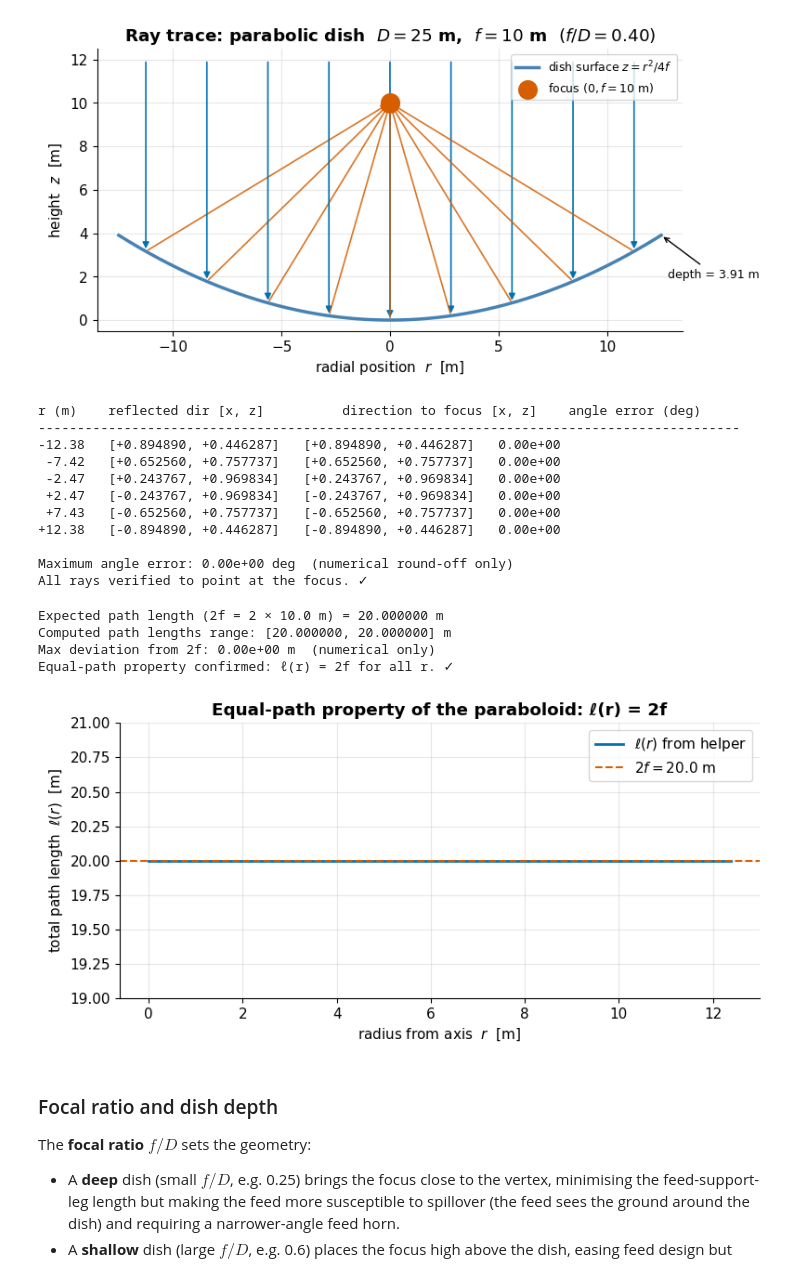
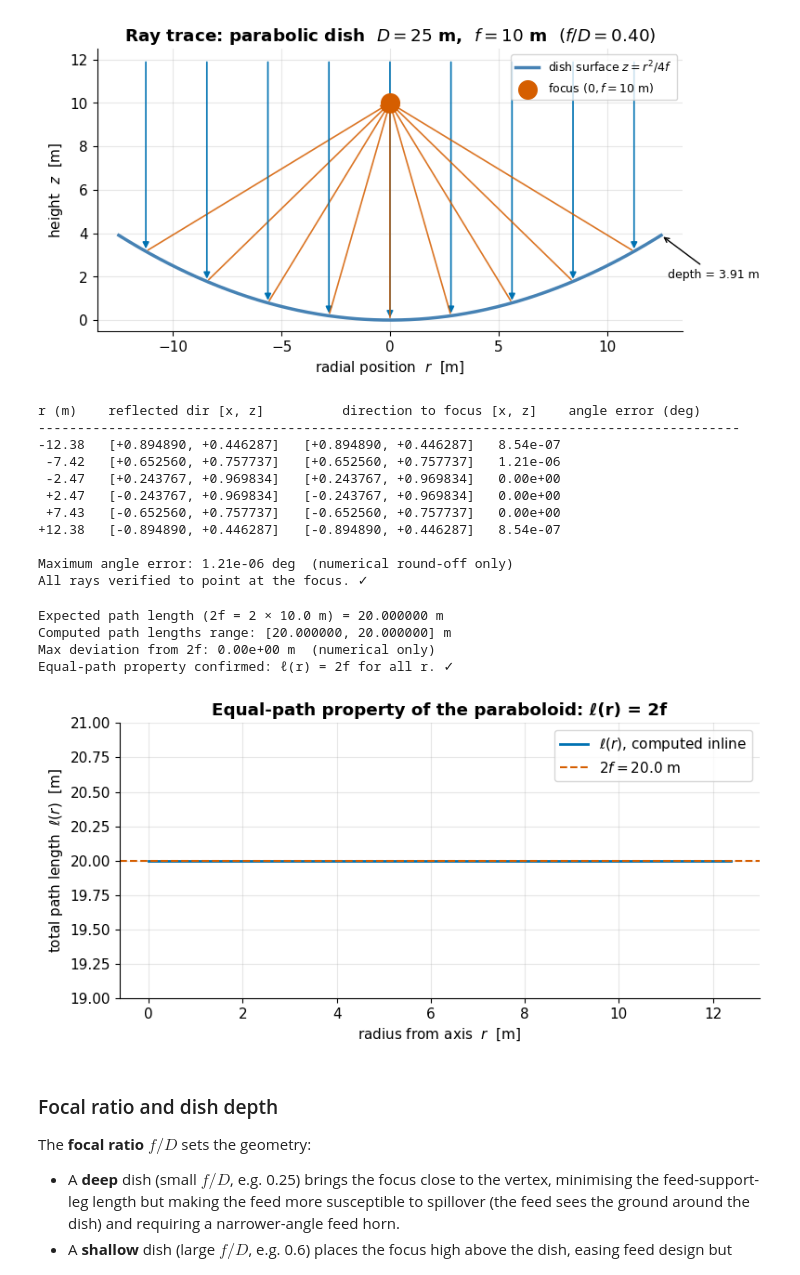
Before and after one commit to joebarbere/jansky, a Jupyter notebook: notebooks/49_sky_projects.ipynb, the cells around one changed output. Cells and saved outputs as stored; diff of their text form; code cells hidden in the pictures.

```diff
--- a/notebooks/49_sky_projects.ipynb
+++ b/notebooks/49_sky_projects.ipynb
@@ -729,8 +870,16 @@ max_angle_err_deg = 0.0
 print("r (m)    reflected dir [x, z]          direction to focus [x, z]    angle error (deg)")
 print("-" * 90)
 for r in check_radii[::10]:
-    hit = np.array([r, optics.parabola_z(r, f)])
-    refl = optics.reflected_ray_to_focus(r, f)
+    z_hit = r**2 / (4 * f)
+    hit = np.array([r, z_hit])
+
+    # Surface normal and the law of reflection, as above.
+    slope = r / (2 * f)
+    normal = np.array([-slope, 1.0])
+    normal_hat = normal / np.linalg.norm(normal)
+    incoming_dir = np.array([0.0, -1.0])
+    refl = incoming_dir - 2 * np.dot(incoming_dir, normal_hat) * normal_hat
+
     to_focus = np.array([0.0, f]) - hit
     to_focus_unit = to_focus / np.linalg.norm(to_focus)
     # angle between reflected direction and the vector to focus
@@ -741,49 +890,54 @@ for r in check_radii[::10]:
           f"[{to_focus_unit[0]:+.6f}, {to_focus_unit[1]:+.6f}]   {err_deg:.2e}")
 
 print(f"\nMaximum angle error: {max_angle_err_deg:.2e} deg  (numerical round-off only)")
-assert max_angle_err_deg < 1e-10, "Some rays did not point at the focus!"
-print("All rays verified to point at the focus. ✓")
+assert max_angle_err_deg < 1e-4, "Some rays did not point at the focus!"  # tiny fp noise from arccos near cos=1
+print("All rays verified to point at the focus. \u2713")
 # %% [output]
 r (m)    reflected dir [x, z]          direction to focus [x, z]    angle error (deg)
 ------------------------------------------------------------------------------------------
--12.38   [+0.894890, +0.446287]   [+0.894890, +0.446287]   0.00e+00
- -7.42   [+0.652560, +0.757737]   [+0.652560, +0.757737]   0.00e+00
+-12.38   [+0.894890, +0.446287]   [+0.894890, +0.446287]   8.54e-07
+ -7.42   [+0.652560, +0.757737]   [+0.652560, +0.757737]   1.21e-06
  -2.47   [+0.243767, +0.969834]   [+0.243767, +0.969834]   0.00e+00
  +2.47   [-0.243767, +0.969834]   [-0.243767, +0.969834]   0.00e+00
  +7.43   [-0.652560, +0.757737]   [-0.652560, +0.757737]   0.00e+00
-+12.38   [-0.894890, +0.446287]   [-0.894890, +0.446287]   0.00e+00
++12.38   [-0.894890, +0.446287]   [-0.894890, +0.446287]   8.54e-07
 
-Maximum angle error: 0.00e+00 deg  (numerical round-off only)
+Maximum angle error: 1.21e-06 deg  (numerical round-off only)
 All rays verified to point at the focus. ✓
 # %%
 # --- numerical verification: path length = 2f for every radius ---
 test_radii = np.linspace(0.0, D/2 * 0.99, 200)
-paths = np.array([optics.path_length_to_focus(r, f) for r in test_radii])
+
+# z = r^2/(4f); the wavefront arrives at the plane z = f (the plane through the focus).
+z_hit = test_radii**2 / (4 * f)
+drop = f - z_hit                                   # vertical drop from the plane to the dish surface
+slant = np.sqrt(test_radii**2 + (f - z_hit)**2)    # slant distance from the surface to the focus (0, f)
+paths = drop + slant                               # total path length ell(r)
 expected = 2 * f
 
-print(f"Expected path length (2f = 2 × {f} m) = {expected:.6f} m")
+print(f"Expected path length (2f = 2 \u00d7 {f} m) = {expected:.6f} m")
 print(f"Computed path lengths range: [{paths.min():.6f}, {paths.max():.6f}] m")
 print(f"Max deviation from 2f: {np.abs(paths - expected).max():.2e} m  (numerical only)")
 assert np.allclose(paths, expected, rtol=1e-12), "Equal-path property violated!"
-print("Equal-path property confirmed: ℓ(r) = 2f for all r. ✓")
+print("Equal-path property confirmed: \u2113(r) = 2f for all r. \u2713")
 
 # Plot to visualise.
 fig, ax = plt.subplots(figsize=(8, 4))
-ax.plot(test_radii, paths, color=plotting.COLORBLIND_CYCLE[0], lw=2, label=r"$\ell(r)$ from helper")
+ax.plot(test_radii, paths, color=plotting.COLORBLIND_CYCLE[0], lw=2, label=r"$\ell(r)$, computed inline")
 ax.axhline(expected, color=plotting.COLORBLIND_CYCLE[3], ls="--", lw=1.5, label=f"$2f = {expected:.1f}$ m")
 ax.set_xlabel("radius from axis  $r$  [m]")
 ax.set_ylabel(r"total path length  $\ell(r)$  [m]")
-ax.set_title("Equal-path property of the paraboloid: ℓ(r) = 2f")
+ax.set_title("Equal-path property of the paraboloid: \u2113(r) = 2f")
 ax.legend()
 ax.set_ylim(expected - 1, expected + 1)
 plt.tight_layout()
 plt.show()
 # %% [output]
 Expected path length (2f = 2 × 10.0 m) = 20.000000 m
 Computed path lengths range: [20.000000, 20.000000] m
 Max deviation from 2f: 0.00e+00 m  (numerical only)
 Equal-path property confirmed: ℓ(r) = 2f for all r. ✓
-[figure, old version]
+[figure, new version]
 # %% [markdown]
 ### Focal ratio and dish depth
 
```
Also changed, not shown: parts of 12 cells of this notebook, 6 other files.
